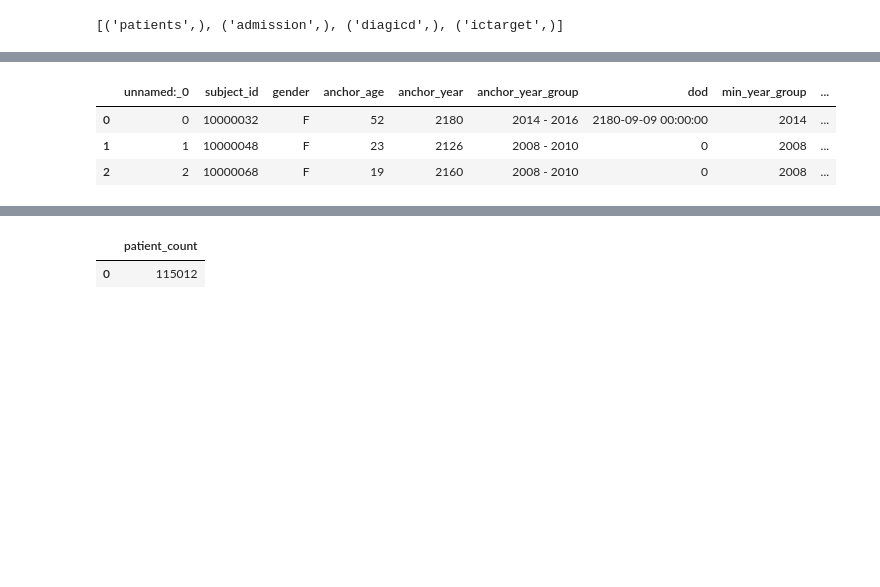
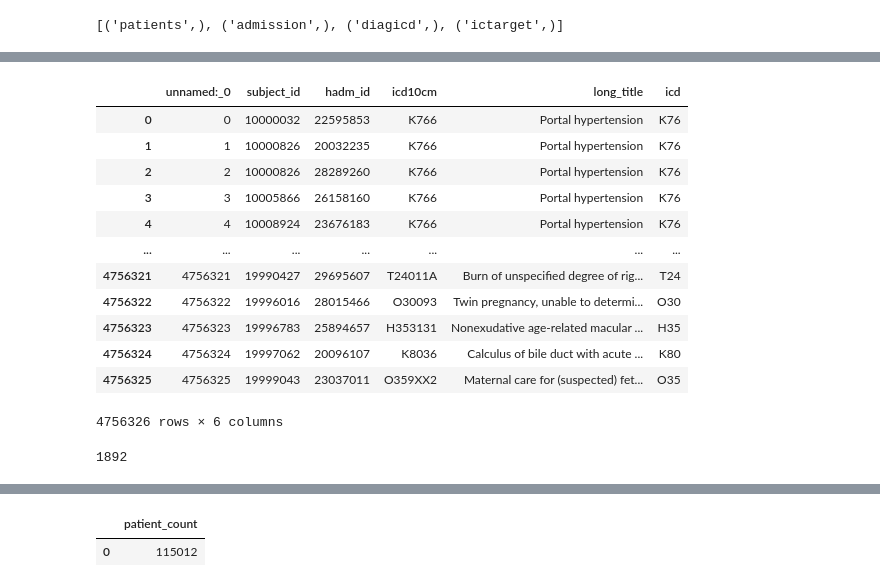
Before and after one commit to smitamisra/EHR_exploration, a Jupyter notebook: notebooks/db_exploration_creatingVisuals.ipynb, the cells around one changed output, grey strips where cells are left out. Drawn from its saved outputs; the diff is of its cells as text; code cells hidden in the pictures; blank space fills up the shorter version.

```diff
--- a/notebooks/db_exploration_creatingVisuals.ipynb
+++ b/notebooks/db_exploration_creatingVisuals.ipynb
@@ -21,3 +21,16 @@ WHERE
     name NOT LIKE 'sqlite_%';""").fetchall()
 # %% [output]
 [('patients',), ('admission',), ('diagicd',), ('ictarget',)]
+# %%
+#patient
+
+query = """
+SELECT *
+FROM patients
+
+
+"""
+
+with sqlite3.connect('../data/ehr.sqlite') as db:
+       pts= pd.read_sql(query, db)
+pts.head(3)
@@ -60,18 +150,43 @@ adm
+# %%
+#ictarget
+
+query = """
+SELECT *
+FROM
+LIMIT 3
+
+"""
+
+with sqlite3.connect('../data/ehr.sqlite') as db:
+    adm = pd.read_sql(query, db)
+adm
 # %%
 #ictarget
 
 query = """
 SELECT *
-FROM patients
-LIMIT 3
+FROM diagicd
 
 """
 
 with sqlite3.connect('../data/ehr.sqlite') as db:
-    patient = pd.read_sql(query, db)
-patient
+    icd = pd.read_sql(query, db)
+icd.head()
 # %% [output]
-|  | unnamed:_0 | subject_id | gender | anchor_age | anchor_year | anchor_year_group | dod | min_year_group | ... |
-| 0 | 0 | 10000032 | F | 52 | 2180 | 2014 - 2016 | 2180-09-09 00:00:00 | 2014 | ... |
-| 1 | 1 | 10000048 | F | 23 | 2126 | 2008 - 2010 | 0 | 2008 | ... |
-| 2 | 2 | 10000068 | F | 19 | 2160 | 2008 - 2010 | 0 | 2008 | ... |
+|  | unnamed:_0 | subject_id | hadm_id | icd10cm | long_title | icd |
+| 0 | 0 | 10000032 | 22595853 | K766 | Portal hypertension | K76 |
+| 1 | 1 | 10000826 | 20032235 | K766 | Portal hypertension | K76 |
+| 2 | 2 | 10000826 | 28289260 | K766 | Portal hypertension | K76 |
+| 3 | 3 | 10005866 | 26158160 | K766 | Portal hypertension | K76 |
+| 4 | 4 | 10008924 | 23676183 | K766 | Portal hypertension | K76 |
+| ... | ... | ... | ... | ... | ... | ... |
+| 4756321 | 4756321 | 19990427 | 29695607 | T24011A | Burn of unspecified degree of rig... | T24 |
+| 4756322 | 4756322 | 19996016 | 28015466 | O30093 | Twin pregnancy, unable to determi... | O30 |
+| 4756323 | 4756323 | 19996783 | 25894657 | H353131 | Nonexudative age-related macular ... | H35 |
+| 4756324 | 4756324 | 19997062 | 20096107 | K8036 | Calculus of bile duct with acute ... | K80 |
+| 4756325 | 4756325 | 19999043 | 23037011 | O359XX2 | Maternal care for (suspected) fet... | O35 |
+4756326 rows × 6 columns
+# %%
+icd['icd'].nunique()
+# %% [output]
+1892
```
Also changed, not shown: parts of 29 cells of this notebook, 1 other file.
